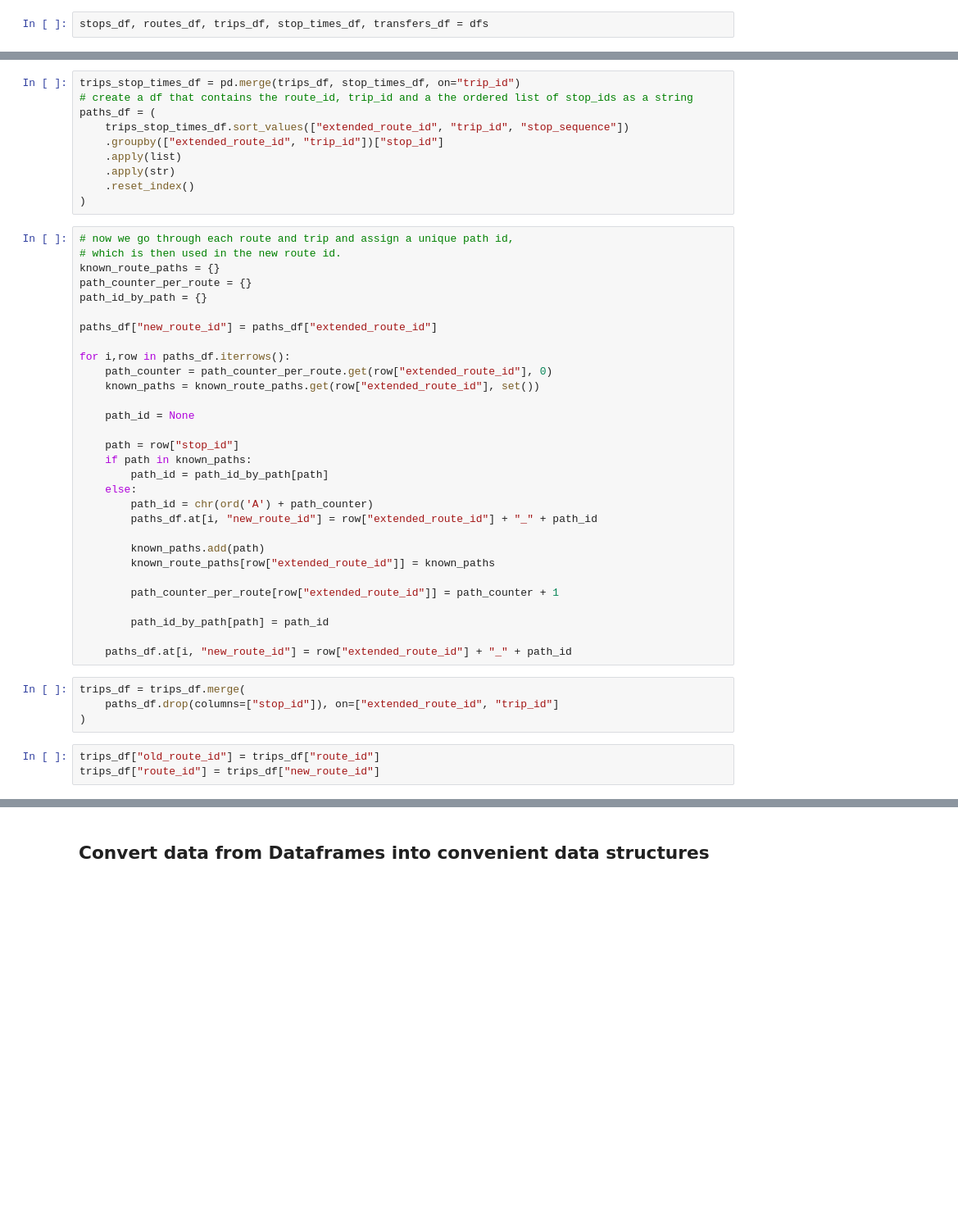
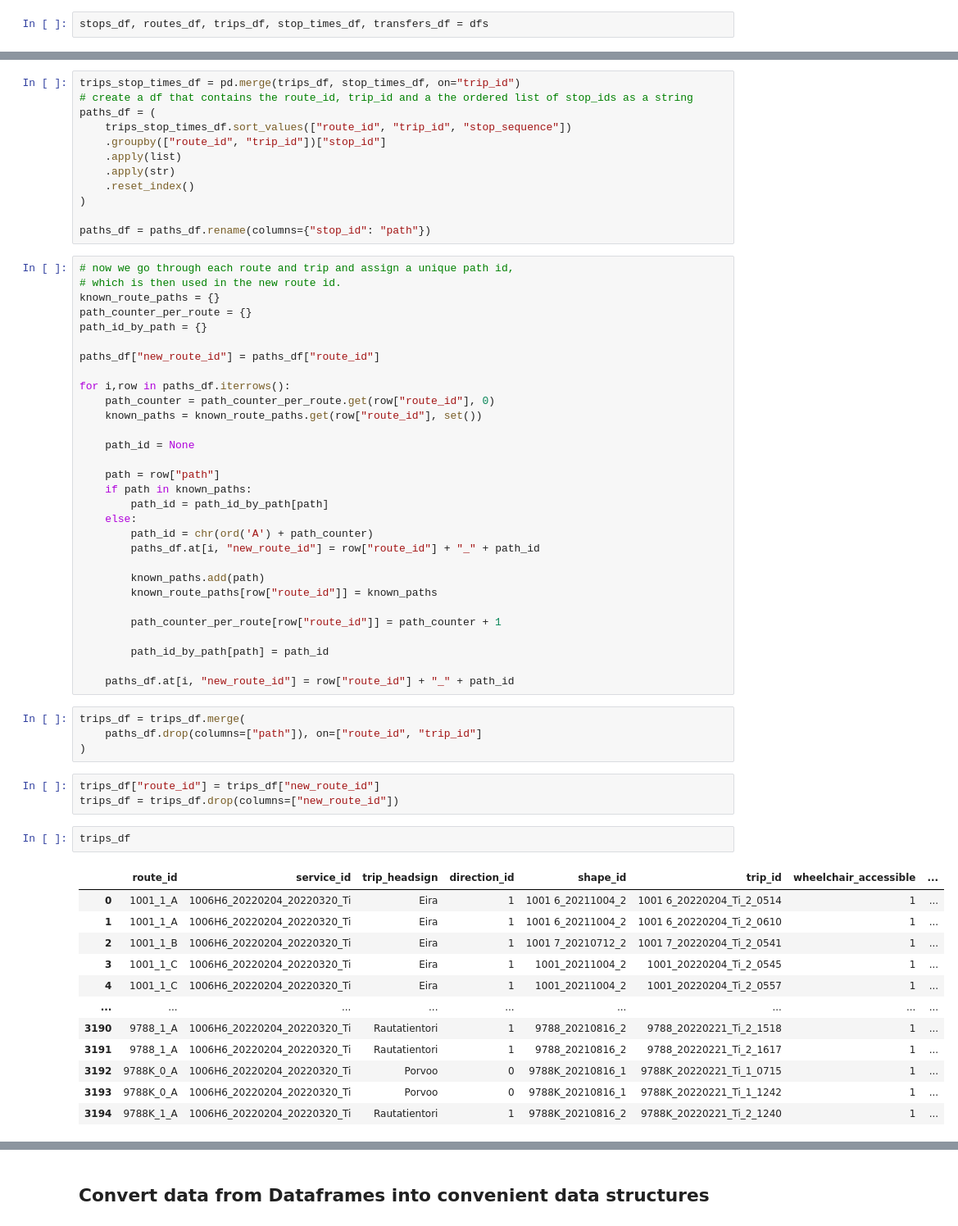
Before and after one commit to mogottsch/mcr-py, a Jupyter notebook: main.ipynb, the cells around one changed output, grey strips where cells are left out. Shown at 82% size. Drawn from its saved outputs; the diff is of its cells as text; blank space fills up the shorter version.

```diff
--- a/main.ipynb
+++ b/main.ipynb
@@ -44,12 +45,14 @@ trips_df["extended_route_id"] = trips_df["route_id"] + "_" + trips_df["direction
 trips_stop_times_df = pd.merge(trips_df, stop_times_df, on="trip_id")
 # create a df that contains the route_id, trip_id and a the ordered list of stop_ids as a string
 paths_df = (
-    trips_stop_times_df.sort_values(["extended_route_id", "trip_id", "stop_sequence"])
-    .groupby(["extended_route_id", "trip_id"])["stop_id"]
+    trips_stop_times_df.sort_values(["route_id", "trip_id", "stop_sequence"])
+    .groupby(["route_id", "trip_id"])["stop_id"]
     .apply(list)
     .apply(str)
     .reset_index()
 )
+
+paths_df = paths_df.rename(columns={"stop_id": "path"})
 # %%
 # now we go through each route and trip and assign a unique path id,
 # which is then used in the new route id.
@@ -57,33 +60,48 @@ known_route_paths = {}
 path_counter_per_route = {}
 path_id_by_path = {}
 
-paths_df["new_route_id"] = paths_df["extended_route_id"]
+paths_df["new_route_id"] = paths_df["route_id"]
 
 for i,row in paths_df.iterrows():
-	path_counter = path_counter_per_route.get(row["extended_route_id"], 0)
-	known_paths = known_route_paths.get(row["extended_route_id"], set())
+	path_counter = path_counter_per_route.get(row["route_id"], 0)
+	known_paths = known_route_paths.get(row["route_id"], set())
 
 	path_id = None
 
-	path = row["stop_id"]
+	path = row["path"]
 	if path in known_paths:
 		path_id = path_id_by_path[path]
 	else:
 		path_id = chr(ord('A') + path_counter)
-		paths_df.at[i, "new_route_id"] = row["extended_route_id"] + "_" + path_id
+		paths_df.at[i, "new_route_id"] = row["route_id"] + "_" + path_id
 
 		known_paths.add(path)
-		known_route_paths[row["extended_route_id"]] = known_paths
+		known_route_paths[row["route_id"]] = known_paths
 
-		path_counter_per_route[row["extended_route_id"]] = path_counter + 1
+		path_counter_per_route[row["route_id"]] = path_counter + 1
 
 		path_id_by_path[path] = path_id
 
-	paths_df.at[i, "new_route_id"] = row["extended_route_id"] + "_" + path_id
+	paths_df.at[i, "new_route_id"] = row["route_id"] + "_" + path_id
 # %%
 trips_df = trips_df.merge(
-    paths_df.drop(columns=["stop_id"]), on=["extended_route_id", "trip_id"]
+    paths_df.drop(columns=["path"]), on=["route_id", "trip_id"]
 )
 # %%
-trips_df["old_route_id"] = trips_df["route_id"]
 trips_df["route_id"] = trips_df["new_route_id"]
+trips_df = trips_df.drop(columns=["new_route_id"])
+# %%
+trips_df
+# %% [output]
+|  | route_id | service_id | trip_headsign | direction_id | shape_id | trip_id | wheelchair_accessible | ... |
+| 0 | 1001_1_A | 1006H6_20220204_20220320_Ti | Eira | 1 | 1001 6_20211004_2 | 1001 6_20220204_Ti_2_0514 | 1 | ... |
+| 1 | 1001_1_A | 1006H6_20220204_20220320_Ti | Eira | 1 | 1001 6_20211004_2 | 1001 6_20220204_Ti_2_0610 | 1 | ... |
+| 2 | 1001_1_B | 1006H6_20220204_20220320_Ti | Eira | 1 | 1001 7_20210712_2 | 1001 7_20220204_Ti_2_0541 | 1 | ... |
+| 3 | 1001_1_C | 1006H6_20220204_20220320_Ti | Eira | 1 | 1001_20211004_2 | 1001_20220204_Ti_2_0545 | 1 | ... |
+| 4 | 1001_1_C | 1006H6_20220204_20220320_Ti | Eira | 1 | 1001_20211004_2 | 1001_20220204_Ti_2_0557 | 1 | ... |
+| ... | ... | ... | ... | ... | ... | ... | ... | ... |
+| 3190 | 9788_1_A | 1006H6_20220204_20220320_Ti | Rautatientori | 1 | 9788_20210816_2 | 9788_20220221_Ti_2_1518 | 1 | ... |
+| 3191 | 9788_1_A | 1006H6_20220204_20220320_Ti | Rautatientori | 1 | 9788_20210816_2 | 9788_20220221_Ti_2_1617 | 1 | ... |
+| 3192 | 9788K_0_A | 1006H6_20220204_20220320_Ti | Porvoo | 0 | 9788K_20210816_1 | 9788K_20220221_Ti_1_0715 | 1 | ... |
+| 3193 | 9788K_0_A | 1006H6_20220204_20220320_Ti | Porvoo | 0 | 9788K_20210816_1 | 9788K_20220221_Ti_1_1242 | 1 | ... |
+| 3194 | 9788K_1_A | 1006H6_20220204_20220320_Ti | Rautatientori | 1 | 9788K_20210816_2 | 9788K_20220221_Ti_2_1240 | 1 | ... |
```
Also changed, not shown: parts of 4 cells of this notebook, 14 other files.
